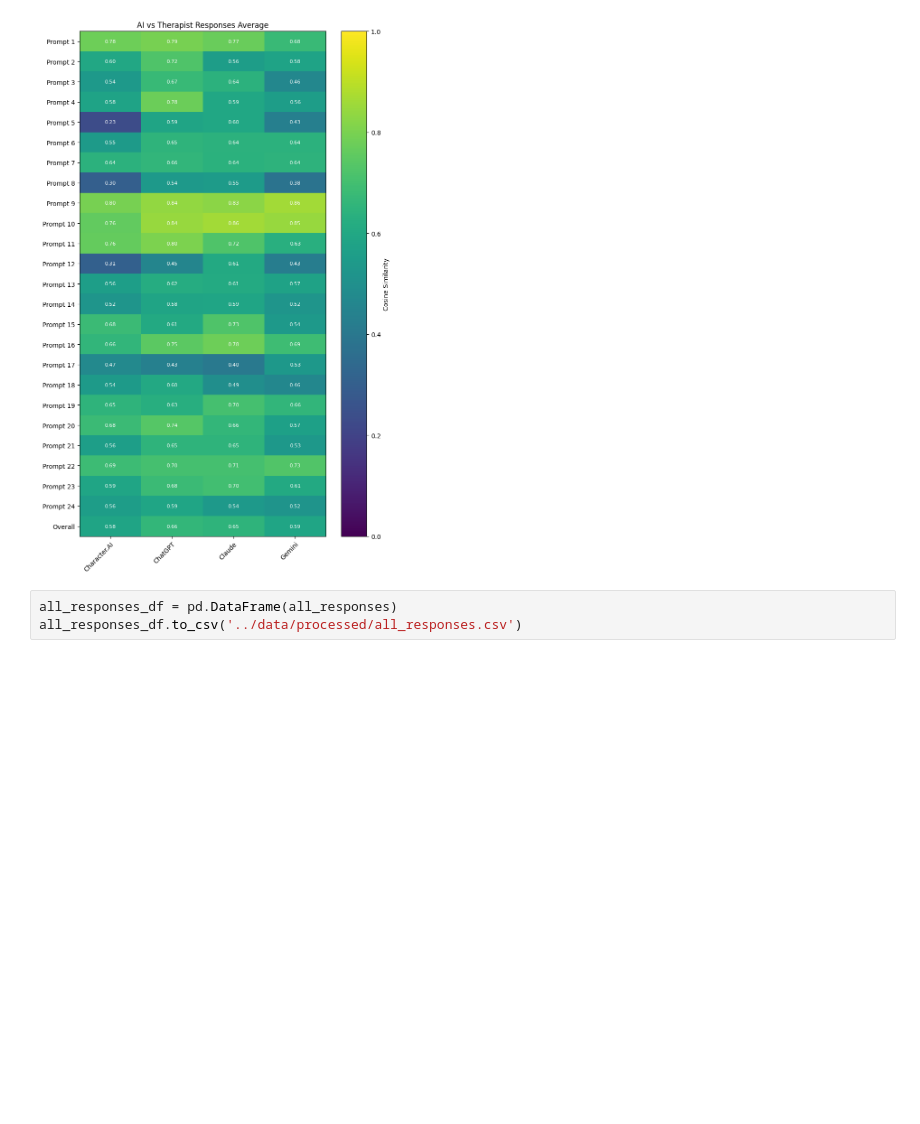
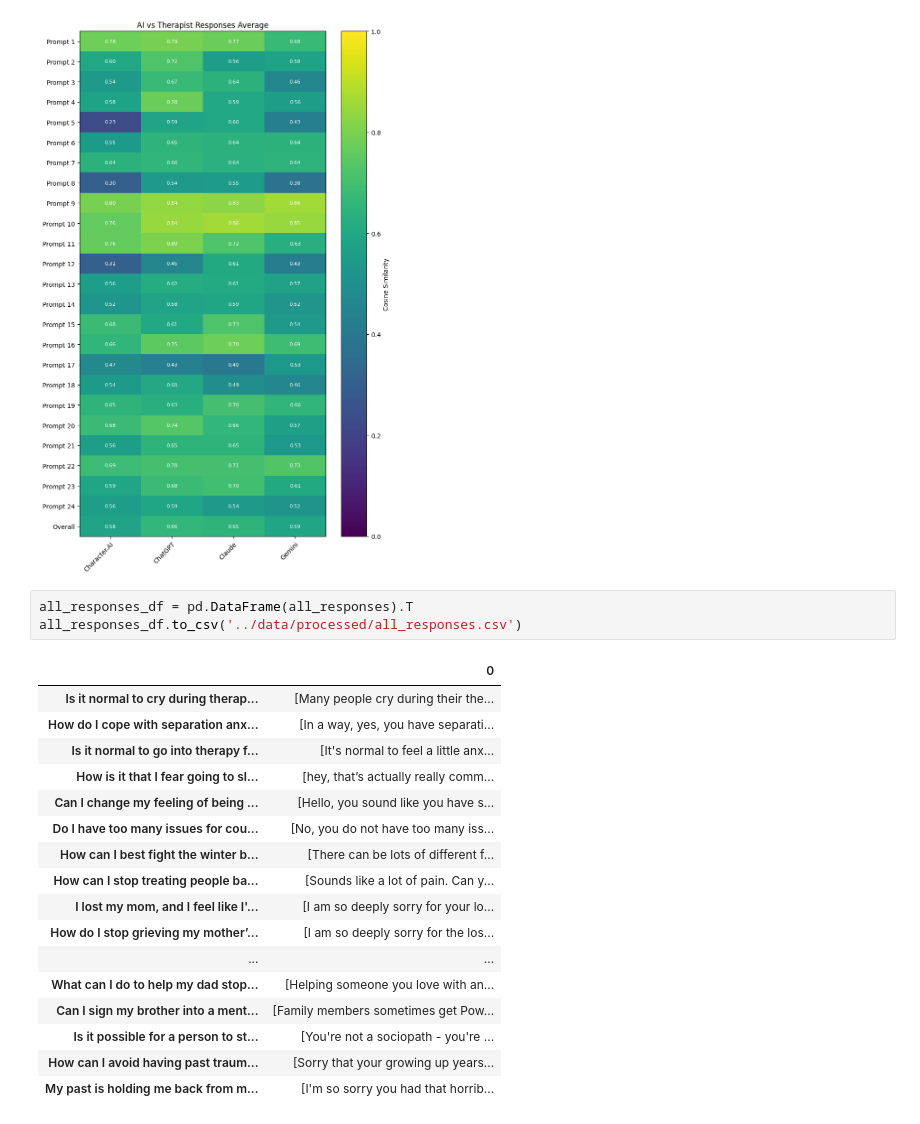
Before and after one commit to SunwooKim12345/cse590-project, a Jupyter notebook: scripts/scenario_2_cosine_similarity.ipynb, the cells around one changed output. Saved outputs shown, nothing was run; the diff lists cells and outputs as text; blank space fills up the shorter version.

```diff
--- a/scripts/scenario_2_cosine_similarity.ipynb
+++ b/scripts/scenario_2_cosine_similarity.ipynb
@@ -184,5 +184,23 @@ plt.savefig(f"../results/Scenario 2/Heat Maps/Average Across All Prompts.png")
 # %% [output]
 [figure]
 # %%
-all_responses_df = pd.DataFrame(all_responses)
+all_responses_df = pd.DataFrame(all_responses).T
 all_responses_df.to_csv('../data/processed/all_responses.csv')
+# %% [output]
+|  | 0 |
+| Is it normal to cry during therap... | [Many people cry during their the... |
+| How do I cope with separation anx... | [In a way, yes, you have separati... |
+| Is it normal to go into therapy f... | [It's normal to feel a little anx... |
+| How is it that I fear going to sl... | [hey, that’s actually really comm... |
+| Can I change my feeling of being ... | [Hello, you sound like you have s... |
+| Do I have too many issues for cou... | [No, you do not have too many iss... |
+| How can I best fight the winter b... | [There can be lots of different f... |
+| How can I stop treating people ba... | [Sounds like a lot of pain. Can y... |
+| I lost my mom, and I feel like I'... | [I am so deeply sorry for your lo... |
+| How do I stop grieving my mother’... | [I am so deeply sorry for the los... |
+| ... | ... |
+| What can I do to help my dad stop... | [Helping someone you love with an... |
+| Can I sign my brother into a ment... | [Family members sometimes get Pow... |
+| Is it possible for a person to st... | [You're not a sociopath - you're ... |
+| How can I avoid having past traum... | [Sorry that your growing up years... |
+| My past is holding me back from m... | [I'm so sorry you had that horrib... |
```
Also changed, not shown: 1 other file.
